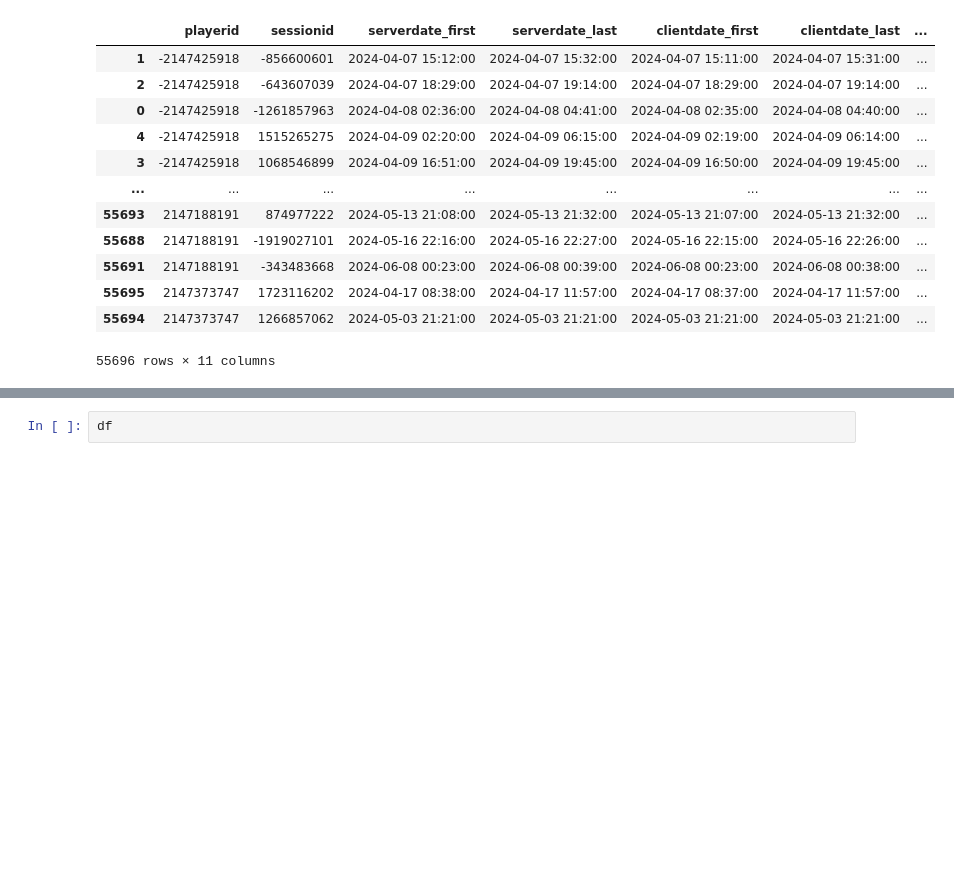
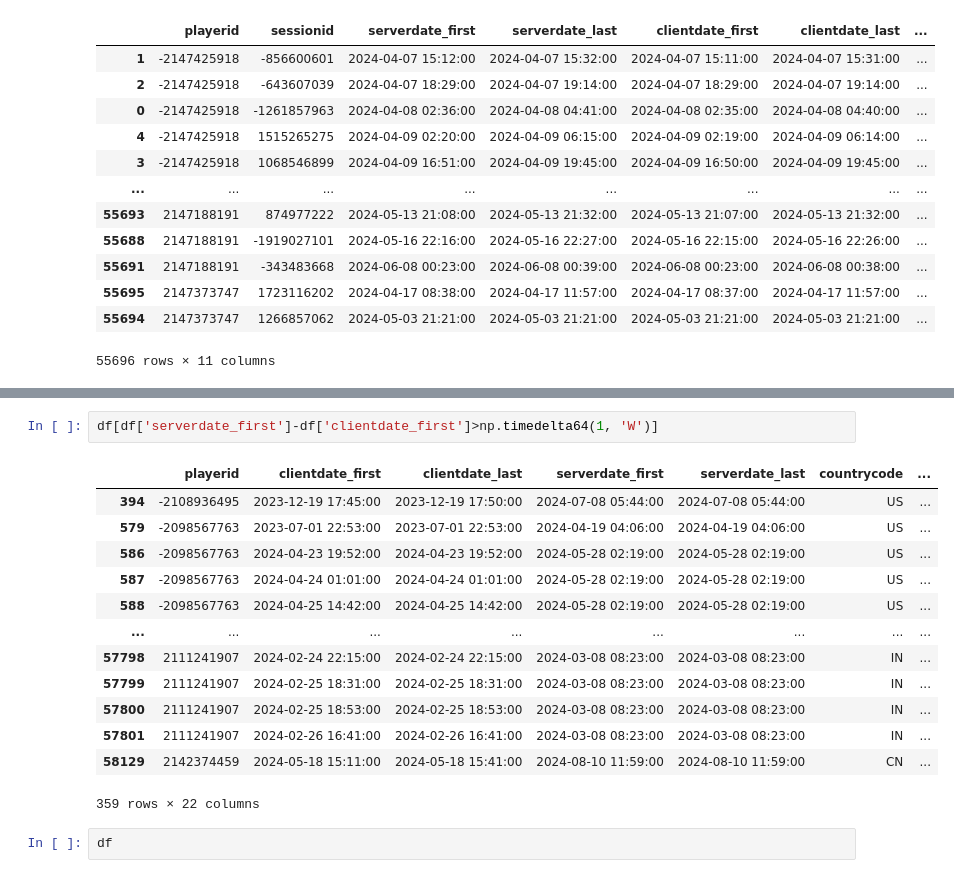
Before and after one commit to Mr28/game-user-engagement-analysis, a Jupyter notebook: Untitled-1.ipynb, the cells around one changed output, grey strips where cells are left out. Cells and saved outputs as stored; diff of their text form; blank space fills up the shorter version.

```diff
--- a/Untitled-1.ipynb
+++ b/Untitled-1.ipynb
@@ -99,3 +378,19 @@ df_agg
+# %%
+df[df['serverdate_first']-df['clientdate_first']>np.timedelta64(1, 'W')]
+# %% [output]
+|  | playerid | clientdate_first | clientdate_last | serverdate_first | serverdate_last | countrycode | ... |
+| 394 | -2108936495 | 2023-12-19 17:45:00 | 2023-12-19 17:50:00 | 2024-07-08 05:44:00 | 2024-07-08 05:44:00 | US | ... |
+| 579 | -2098567763 | 2023-07-01 22:53:00 | 2023-07-01 22:53:00 | 2024-04-19 04:06:00 | 2024-04-19 04:06:00 | US | ... |
+| 586 | -2098567763 | 2024-04-23 19:52:00 | 2024-04-23 19:52:00 | 2024-05-28 02:19:00 | 2024-05-28 02:19:00 | US | ... |
+| 587 | -2098567763 | 2024-04-24 01:01:00 | 2024-04-24 01:01:00 | 2024-05-28 02:19:00 | 2024-05-28 02:19:00 | US | ... |
+| 588 | -2098567763 | 2024-04-25 14:42:00 | 2024-04-25 14:42:00 | 2024-05-28 02:19:00 | 2024-05-28 02:19:00 | US | ... |
+| ... | ... | ... | ... | ... | ... | ... | ... |
+| 57798 | 2111241907 | 2024-02-24 22:15:00 | 2024-02-24 22:15:00 | 2024-03-08 08:23:00 | 2024-03-08 08:23:00 | IN | ... |
+| 57799 | 2111241907 | 2024-02-25 18:31:00 | 2024-02-25 18:31:00 | 2024-03-08 08:23:00 | 2024-03-08 08:23:00 | IN | ... |
+| 57800 | 2111241907 | 2024-02-25 18:53:00 | 2024-02-25 18:53:00 | 2024-03-08 08:23:00 | 2024-03-08 08:23:00 | IN | ... |
+| 57801 | 2111241907 | 2024-02-26 16:41:00 | 2024-02-26 16:41:00 | 2024-03-08 08:23:00 | 2024-03-08 08:23:00 | IN | ... |
+| 58129 | 2142374459 | 2024-05-18 15:11:00 | 2024-05-18 15:41:00 | 2024-08-10 11:59:00 | 2024-08-10 11:59:00 | CN | ... |
+359 rows × 22 columns
 # %%
 df
 # %% [output]
```
Also changed, not shown: parts of 15 cells of this notebook, 1 other file.
